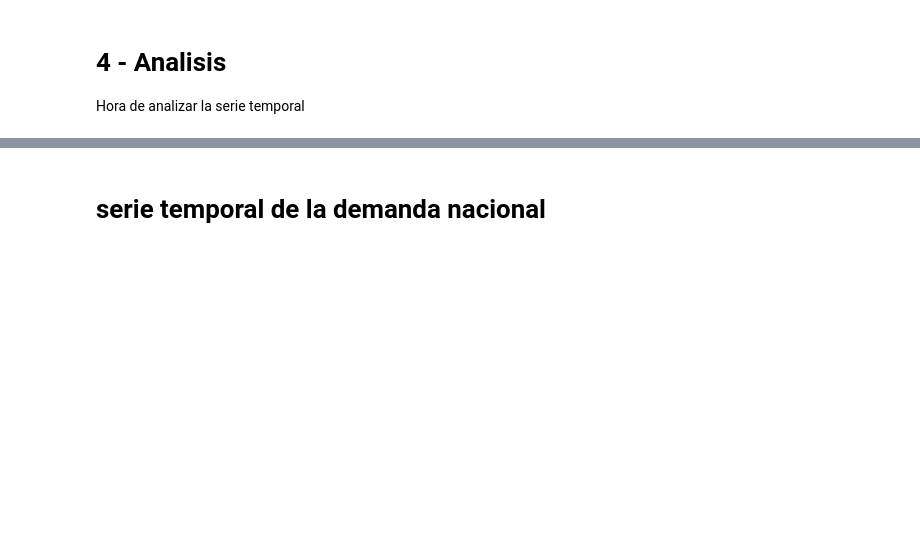
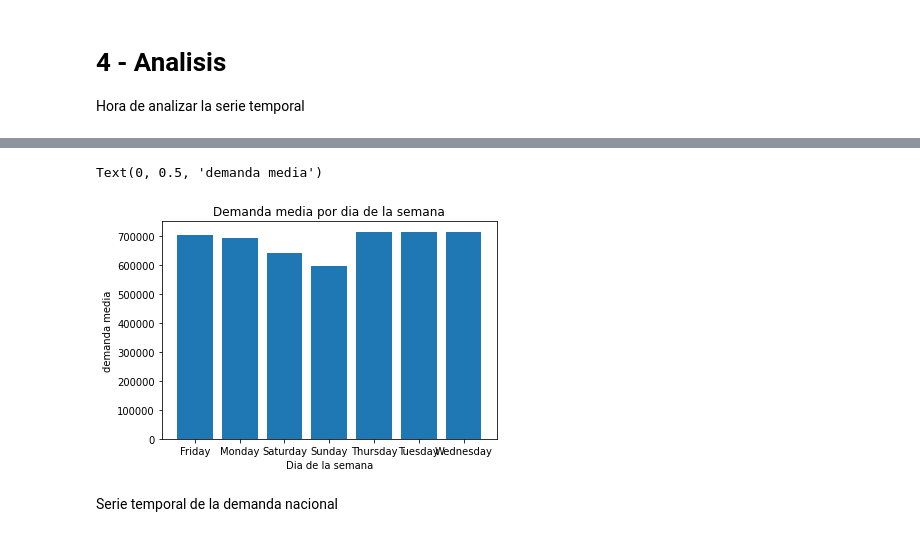
Before and after one commit to Ironhack-Data-Madrid-Octubre-2023/apuntes_clase, a Jupyter notebook: semana_4/1.0-APIs_intro.ipynb, the cells around one changed output, grey strips where cells are left out. Cells and saved outputs as stored; diff of their text form; code cells hidden in the pictures; blank space fills up the shorter version.

```diff
--- a/semana_4/4.1-APIs_intro.ipynb
+++ b/semana_4/1.0-APIs_intro.ipynb
@@ -579,0 +600,3 @@ colec.insert_many(resultado_extraccion)
+# %%
+df = pd.DataFrame(colec.find({},{"_id":0,"fecha":1,"ano":1,"mes":1,"dia":1,"dia_semana":1,"demanda":1}))
+df.head()
@@ -583,0 +645,3 @@ La limpieza de los datos tambien es una transformacion de los datos.
+# %%
+df["fecha"] = pd.to_datetime(df["fecha"])
+df.info()
@@ -587,0 +678,3 @@ Hora de analizar la serie temporal
+# %%
+df_demanda = df.groupby("dia_semana")["demanda"].agg(["mean","median","max","min","std"])
+df_demanda
@@ -588,2 +691,12 @@ Hora de analizar la serie temporal
+# %%
+import matplotlib.pyplot as plt
+plt.bar(df_demanda.index, df_demanda["mean"])
+
+plt.title("Demanda media por dia de la semana")
+plt.xlabel("Dia de la semana")
+plt.ylabel("demanda media")
+# %% [output]
+Text(0, 0.5, 'demanda media')
+[figure, added]
 # %% [markdown]
-# serie temporal de la demanda nacional
+Serie temporal de la demanda nacional
```
Also changed, not shown: parts of 8 cells of this notebook.
